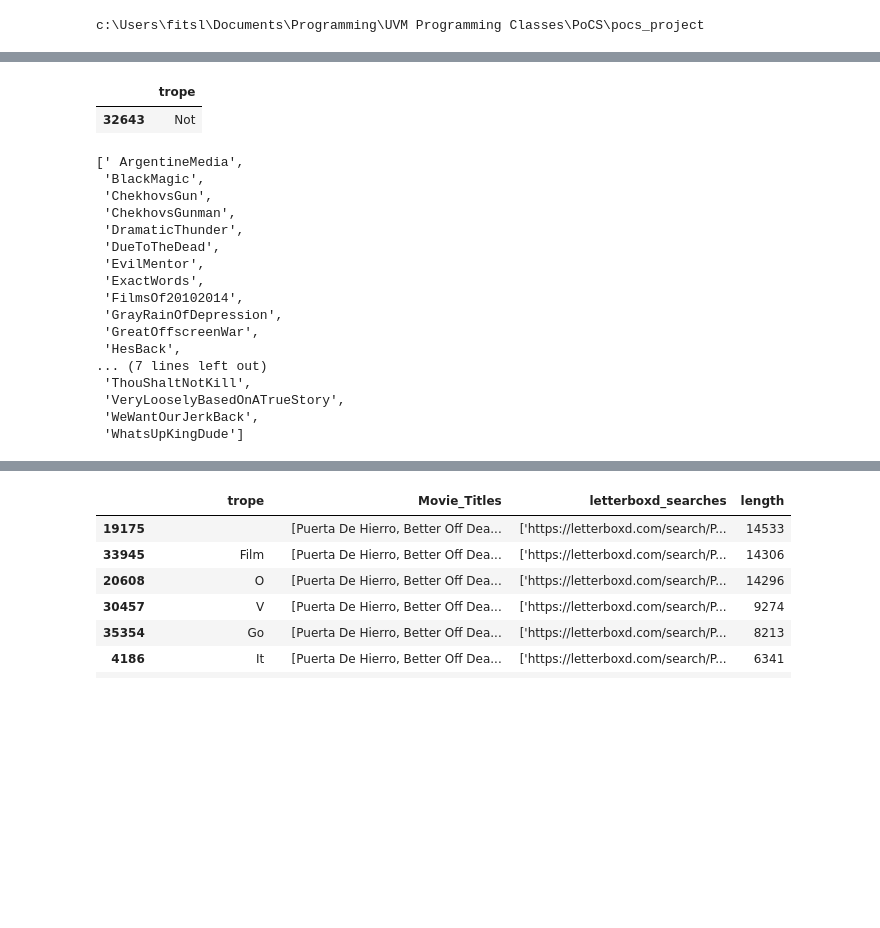
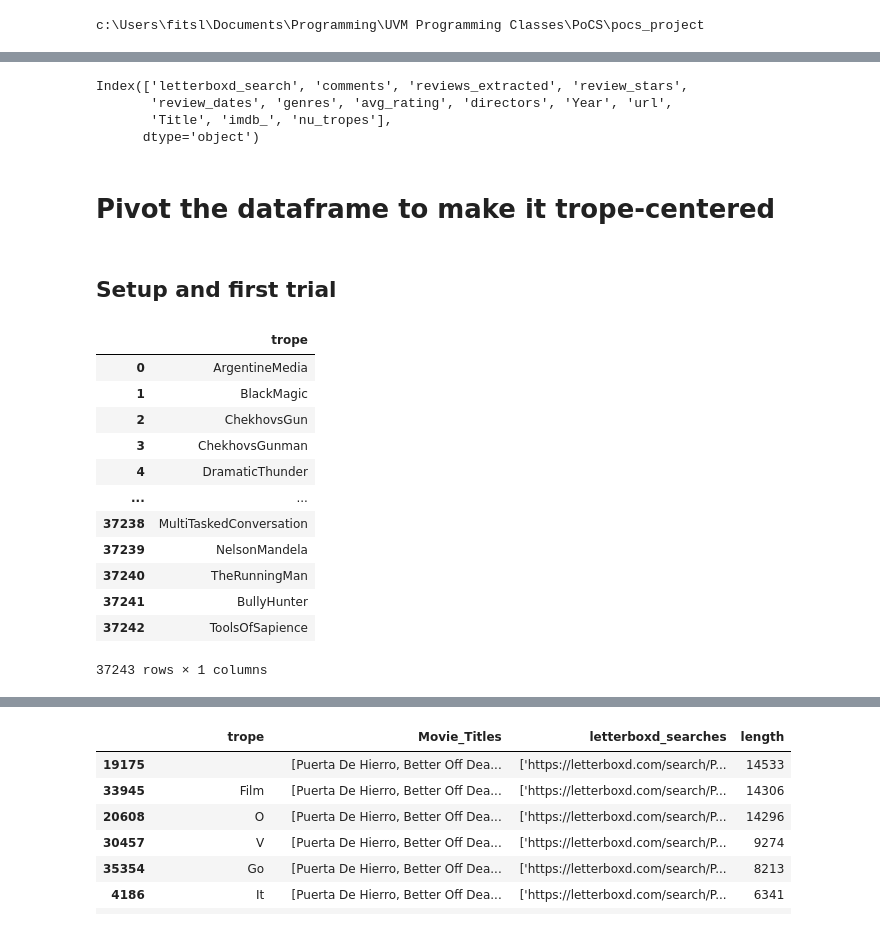
Before and after one commit to FWJK1/Pocs_Film_Project, a Jupyter notebook: Code/letterboxd_cleaning/better_trope_maker.ipynb, the cells around one changed output, grey strips where cells are left out. Cells and saved outputs as stored; diff of their text form; code cells hidden in the pictures; blank space fills up the shorter version.

```diff
--- a/Code/letterboxd_cleaning/better_trope_maker.ipynb
+++ b/Code/letterboxd_cleaning/better_trope_maker.ipynb
@@ -43,0 +55,11 @@ df['nu_tropes'] = df['Tropes'].apply(lambda x: x.split(","))
+# %%
+df.drop(columns=['Tropes', 'year', 'Movie_strip'], inplace=True)
+df.rename(columns= {
+    'Movie' : 'Title'
+}, inplace=True)
+df_old = df.copy()
+# %%
+df_comments = pd.read_parquet(f"{root}/Data/Whole_sets/cleaned_n=8_comments.parquet")
+df_comments['Year'] = df_comments['Movie'].apply(lambda x: x.get('year'))
+df_comments['url'] = df_comments['Movie'].apply(lambda x: x.get('url'))
+df_comments.drop(columns=['reviews_extracted_lower', 'reviews_mash', 'Movie'], inplace=True)
@@ -44,28 +89,37 @@ df['nu_tropes'] = df['Tropes'].apply(lambda x: x.split(","))
+# %%
+df_merged = pd.merge(
+    left=df_comments,
+    right=df,
+    on='letterboxd_search',
+    how='left'
+)
+# %%
+df_merged.columns
+# %% [output]
+Index(['letterboxd_search', 'comments', 'reviews_extracted', 'review_stars',
+       'review_dates', 'genres', 'avg_rating', 'directors', 'Year', 'url',
+       'Title', 'imdb_', 'nu_tropes'],
+      dtype='object')
+# %% [markdown]
+# Pivot the dataframe to make it trope-centered
+# %% [markdown]
+## Setup and first trial
 # %%
-tropes = df['nu_tropes'].explode()
+tropes = df_merged['nu_tropes'].explode()
 tropes = tropes.unique().tolist()
 df_t = pd.DataFrame({'trope' : tropes})
-df_t[df_t['trope'] == 'Not']
+df_t
 # %% [output]
 |  | trope |
-| 32643 | Not |
+| 0 | ArgentineMedia |
+| 1 | BlackMagic |
+| 2 | ChekhovsGun |
+| 3 | ChekhovsGunman |
+| 4 | DramaticThunder |
+| ... | ... |
+| 37238 | MultiTaskedConversation |
+| 37239 | NelsonMandela |
+| 37240 | TheRunningMan |
+| 37241 | BullyHunter |
+| 37242 | ToolsOfSapience |
+37243 rows × 1 columns
-# %%
-df['nu_tropes'].iloc[0]
-# %% [output]
-[' ArgentineMedia',
- 'BlackMagic',
- 'ChekhovsGun',
- 'ChekhovsGunman',
- 'DramaticThunder',
- 'DueToTheDead',
- 'EvilMentor',
- 'ExactWords',
- 'FilmsOf20102014',
- 'GrayRainOfDepression',
- 'GreatOffscreenWar',
- 'HesBack',
-... (7 lines left out)
- 'ThouShaltNotKill',
- 'VeryLooselyBasedOnATrueStory',
- 'WeWantOurJerkBack',
- 'WhatsUpKingDude']
```
Also changed, not shown: parts of 32 cells of this notebook, 5 other files.
